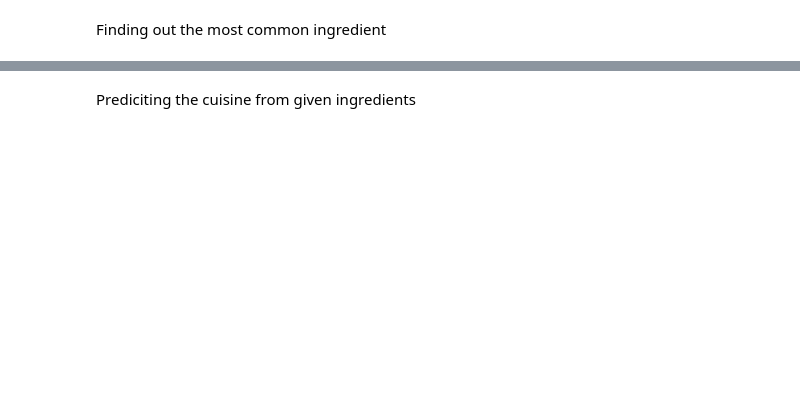
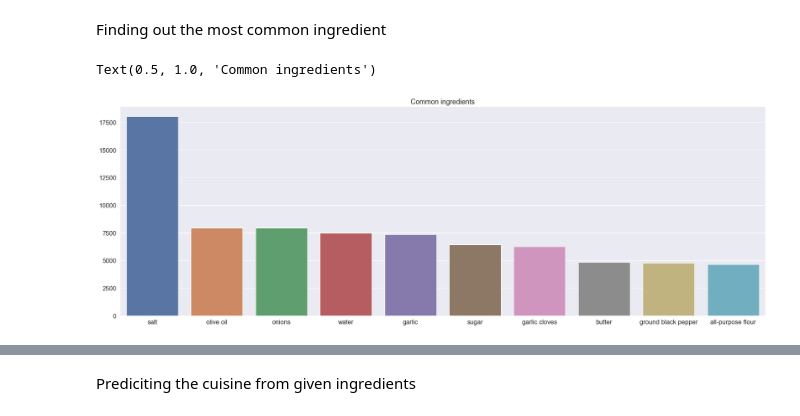
Before and after one commit to Milky066/IE0005_MiniProject, a Jupyter notebook: Source/Cooking.ipynb, the cells around one changed output, grey strips where cells are left out. Saved outputs shown, nothing was run; the diff lists cells and outputs as text; code cells hidden in the pictures; blank space fills up the shorter version.

```diff
--- a/Source/Cooking.ipynb
+++ b/Source/Cooking.ipynb
@@ -40,2 +49,29 @@ for plot in ax.patches:
 # %% [markdown]
 Finding out the most common ingredient
+# %%
+
+
+from sqlalchemy import true
+
+
+ingredients = []
+for ingredientArray in train_df["ingredients"]:
+    for ingredient in ingredientArray:
+        ingredients.append(ingredient)
+
+
+
+# ingredient_df = pd.DataFrame()
+
+# for ingredient in ingredients:
+#     if(ingredient in ingredient_df):
+#         ingredient_df[ingredient] += 1
+#     else:
+#         ingredient_df.assign(eiei=[1])
+ingredientCount = pd.Series(ingredients).value_counts().head(10)
+figure2, ax2 = plt.subplots(figsize = (30,10))
+sb.barplot(x=ingredientCount.index, y=ingredientCount.values,ax=ax2)
+plt.title("Common ingredients")
+# %% [output]
+Text(0.5, 1.0, 'Common ingredients')
+[figure, added]
```
Also changed, not shown: parts of 4 cells of this notebook.
